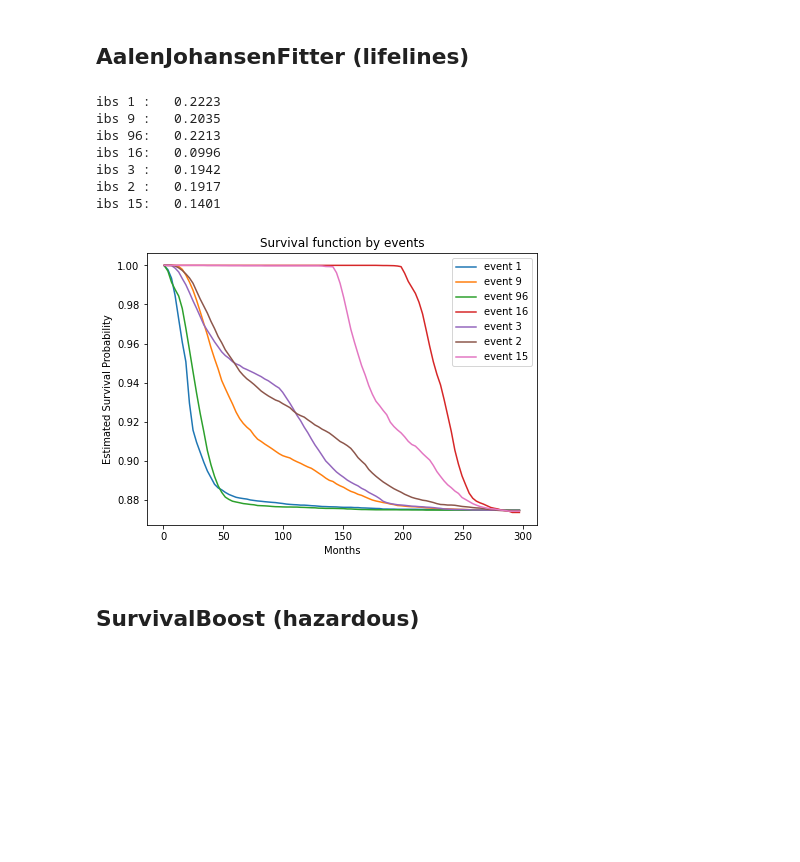
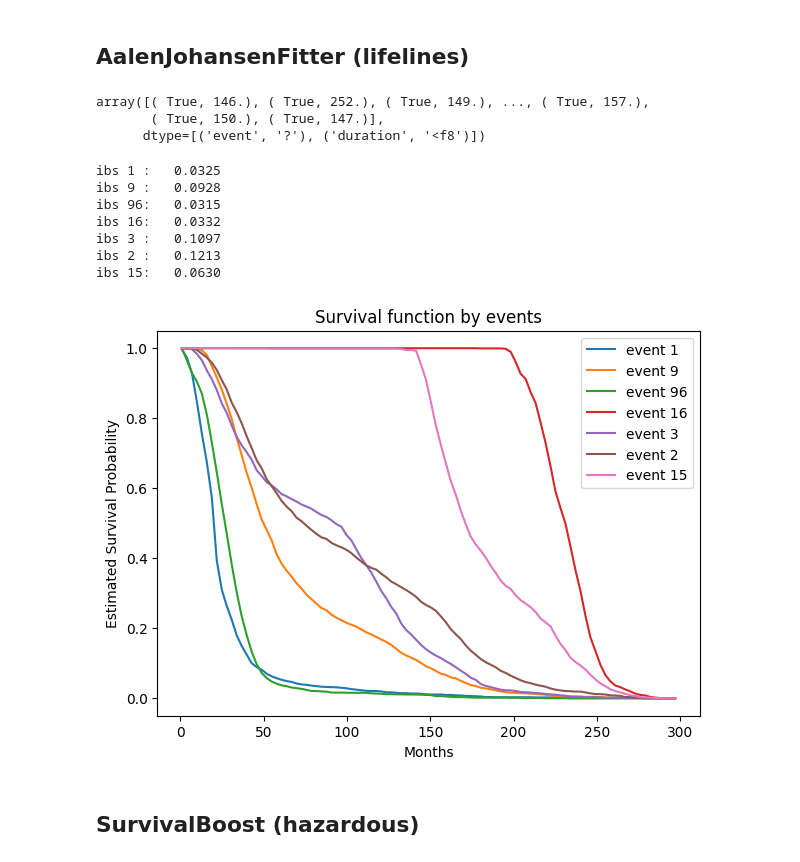
Before and after one commit to iuliivasilev/sys-ttf, a Jupyter notebook: loans_model.ipynb, the cells around one changed output. Cells and saved outputs as stored; diff of their text form; code cells hidden in the pictures; blank space fills up the shorter version.

```diff
--- a/loans_model.ipynb
+++ b/loans_model.ipynb
@@ -195,7 +310,7 @@ def column_transformer(X):
 
 
 def calc_short():
-    file = r"result_short.csv"
+    file = r"./data/result_short.csv"
     df = pd.read_csv(file, dtype=dtypes)
     df['event'] = df.zero_balance_code.astype('int')*(df.cens.astype('int'))
     df = df[static+['time', 'event']]
@@ -245,42 +360,56 @@ df.groupby(by='event').time.agg(['min',
 # Модели
 # %% [markdown]
 ## AalenJohansenFitter (lifelines)
+# %%
+def get_y_self_event(y_, events: List=[]):
+    l = sum(y_.event.isin(events))
+    y = np.empty(dtype=[('event', bool), ('duration', np.float64)], shape=l)
+    y["duration"] = y_[y_.event.isin(events)]["duration"]
+    y["event"] = 1
+    return y
+# %%
+get_y_self_event(y_train, [dct[i]])
+# %% [output]
+array([( True, 146.), ( True, 252.), ( True, 149.), ..., ( True, 157.),
+       ( True, 150.), ( True, 147.)],
+      dtype=[('event', '?'), ('duration', '<f8')])
 # %%
 aj = AalenJohansenFitter()
 fig, ax = plt.subplots(figsize=(7, 5))
-T, E = y_.duration, y_.event
 ibs_lst_aj = []
+# T, E = y_train.duration, y_train.event
 for i in df.event.unique():
   if i:
+    T, E = y_train.duration[y_train.event.isin([dct[i]])], y_train.event[y_train.event.isin([dct[i]])]
     aj.fit(T, E, event_of_interest=dct[i])
     curve = 1-aj.cumulative_density_[f'CIF_{dct[i]}']
     new_curve = transform_timegrid(curve.values, aj.cumulative_density_.index, TIME_GRID).T.astype(float)
 
-    #ibs of model with new time_grid
+    ibs_self = ibs_remain(
+        get_y_self_event(y_train, [dct[i]]),
+        get_y_self_event(y_test, [dct[i]]),
+        np.repeat(new_curve[np.newaxis, :], y_test.shape[0], axis=0)[y_test.event.isin([dct[i]]), :],
+        times=TIME_GRID)
+    print(f"ibs {i:<2}:   {ibs_self:<4.4f}")
 
-    ibs_ = ibs_remain(get_y_event(y_train, [dct[i]]),
-                      get_y_event(y_test, [dct[i]]),
-                      np.repeat(new_curve[np.newaxis, :], y_test.shape[0], axis=0),
-                      times=TIME_GRID, axis=-1)
-    print(f"ibs {i:<2}:   {ibs_:<4.4f}")
-    ibs_lst_aj.append(ibs_)
+    ibs_lst_aj.append(ibs_self)
     ax.plot(TIME_GRID,
                 new_curve,
                 label=f"event {i}")
 ax.legend()
 ax.set_title(f"Survival function by events")
 ax.set_xlabel("Months")
 ax.set_ylabel("Estimated Survival Probability")
 plt.show()
 # %% [output]
-ibs 1 :   0.2223
-ibs 9 :   0.2035
-ibs 96:   0.2213
-ibs 16:   0.0996
-ibs 3 :   0.1942
-ibs 2 :   0.1917
-ibs 15:   0.1401
+ibs 1 :   0.0325
+ibs 9 :   0.0928
+ibs 96:   0.0315
+ibs 16:   0.0332
+ibs 3 :   0.1097
+ibs 2 :   0.1213
+ibs 15:   0.0630
-[figure, old version]
+[figure, new version]
 # %% [markdown]
 ## SurvivalBoost (hazardous)
 # %%
```
Also changed, not shown: parts of 30 cells of this notebook.
